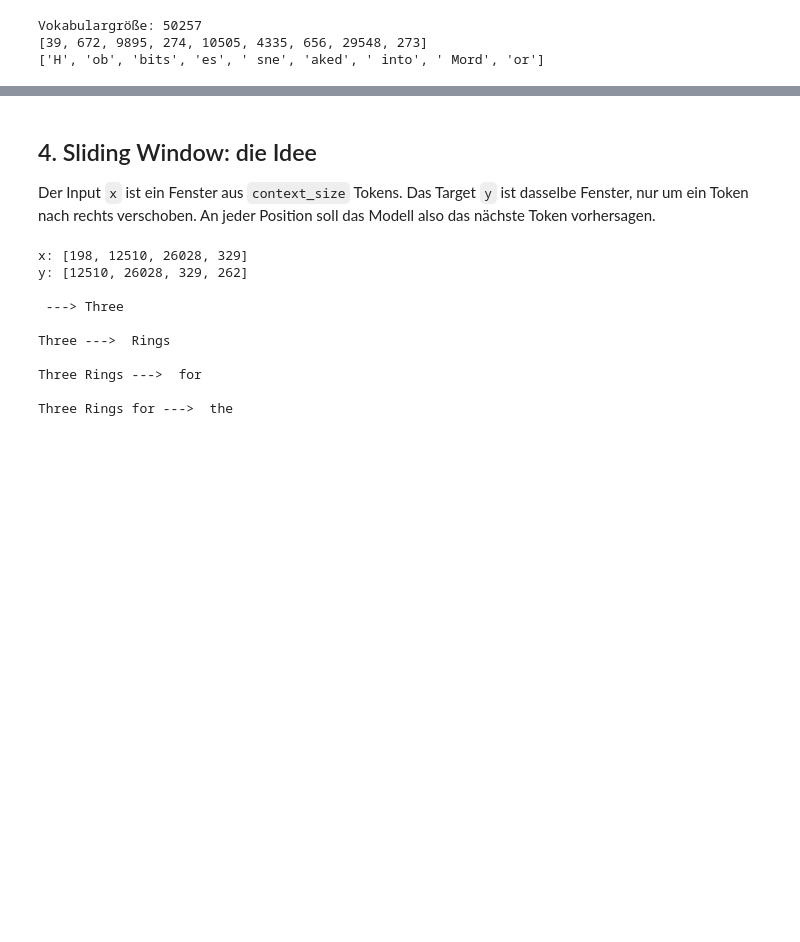
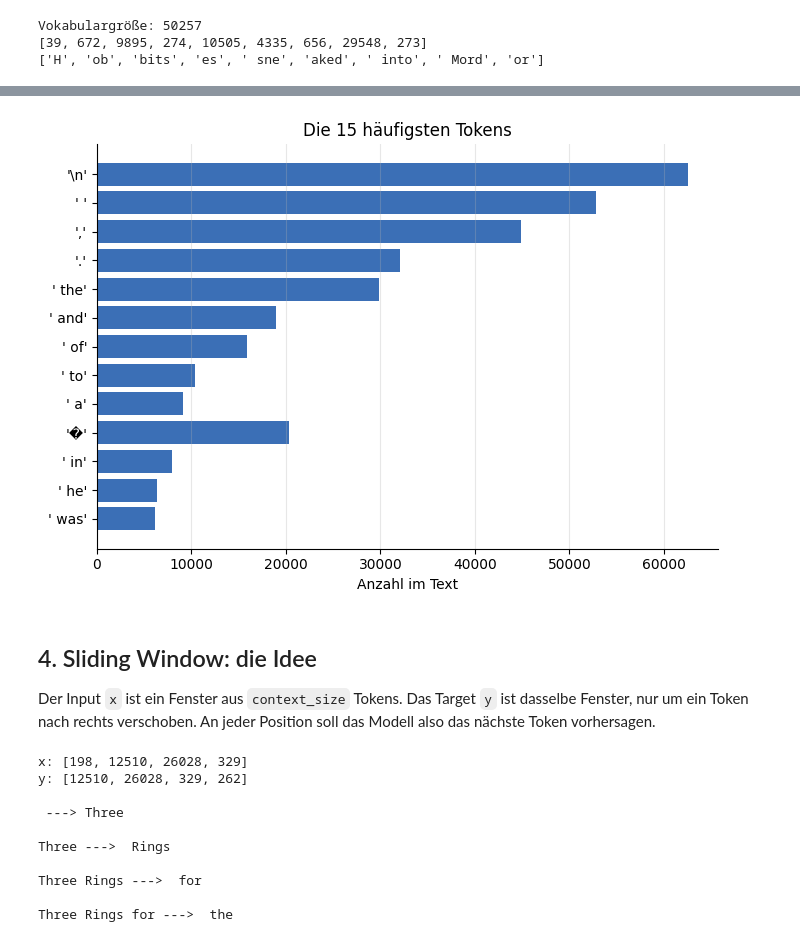
Before and after one commit to Timbo3399/INFM_SOTA2, a Jupyter notebook: W1_DataLoader_BPE.ipynb, the cells around one changed output, grey strips where cells are left out. Cells and saved outputs as stored; diff of their text form; code cells hidden in the pictures; blank space fills up the shorter version.

Commit message:
Task 1: Visualisierungen und Beispiele ergänzt

```diff
--- a/W1_DataLoader_BPE.ipynb
+++ b/W1_DataLoader_BPE.ipynb
@@ -87,3 +130,18 @@ Vokabulargröße: 50257
+# %%
+top = Counter(enc_text).most_common(15)
+labels = [repr(tokenizer.decode([i])) for i, _ in top]
+counts = [c for _, c in top]
+
+fig, ax = plt.subplots(figsize=(7, 5))
+ax.barh(labels[::-1], counts[::-1], color="#3B6FB6")
+ax.set_xlabel("Anzahl im Text")
+ax.set_title("Die 15 häufigsten Tokens")
+ax.spines[["top", "right"]].set_visible(False)
+ax.grid(axis="x", alpha=0.3)
+plt.tight_layout()
+plt.show()
+# %% [output]
+[figure, added]
 # %% [markdown]
 ## 4. Sliding Window: die Idee
 Der Input `x` ist ein Fenster aus `context_size` Tokens. Das Target `y` ist dasselbe Fenster, nur um ein Token nach rechts verschoben. An jeder Position soll das Modell also das nächste Token vorhersagen.
```
Also changed, not shown: parts of 8 cells of this notebook.
